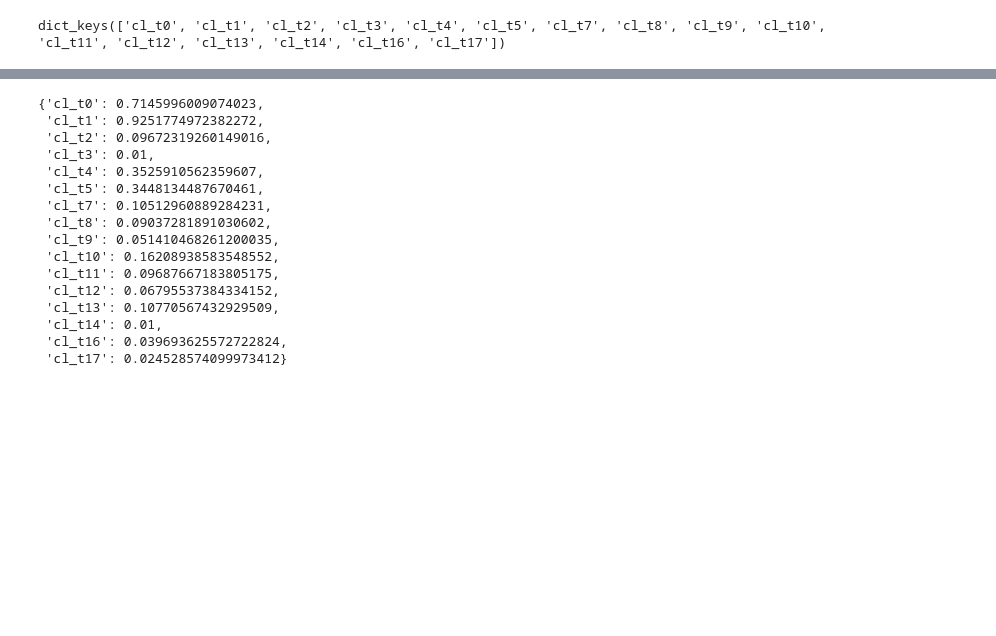
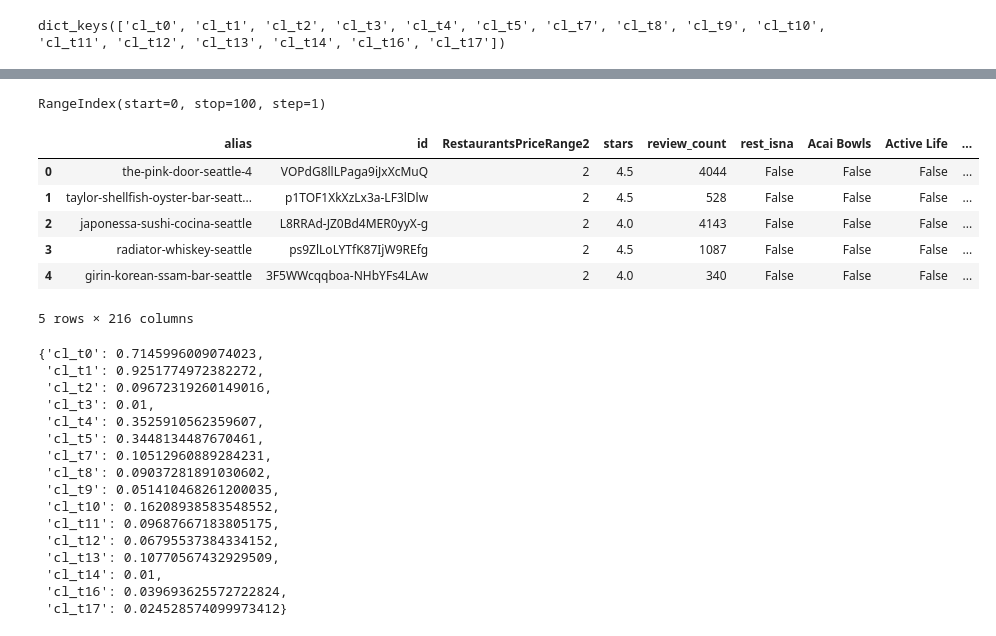
Before and after one commit to Myau5x/anti-recommender, a Jupyter notebook: yelp_rest_clustering.ipynb, the cells around one changed output, grey strips where cells are left out. Drawn from its saved outputs; the diff is of its cells as text; code cells hidden in the pictures; blank space fills up the shorter version.

```diff
--- a/yelp_rest_clustering.ipynb
+++ b/yelp_rest_clustering.ipynb
@@ -298,7 +298,7 @@ d0.shape, d1.shape
 # %% [output]
 ((50, 16), (50, 16))
 # %%
-dc = pd.concat([d0,d1], axis= 0)
+dc = pd.concat([d0,d1], axis= 0, ignore_index=True)
 dc.shape
 # %% [output]
 (100, 16)
@@ -352,3 +352,17 @@ NameError: name 'thres_35_rf' is not defined
+# %%
+x.index
+# %% [output]
+RangeIndex(start=0, stop=100, step=1)
+# %%
+x.head()
+# %% [output]
+|  | alias | id | RestaurantsPriceRange2 | stars | review_count | rest_isna | Acai Bowls | Active Life | ... |
+| 0 | the-pink-door-seattle-4 | VOPdG8llLPaga9iJxXcMuQ | 2 | 4.5 | 4044 | False | False | False | ... |
+| 1 | taylor-shellfish-oyster-bar-seatt... | p1TOF1XkXzLx3a-LF3lDlw | 2 | 4.5 | 528 | False | False | False | ... |
+| 2 | japonessa-sushi-cocina-seattle | L8RRAd-JZ0Bd4MER0yyX-g | 2 | 4.0 | 4143 | False | False | False | ... |
+| 3 | radiator-whiskey-seattle | ps9ZlLoLYTfK87IjW9REfg | 2 | 4.5 | 1087 | False | False | False | ... |
+| 4 | girin-korean-ssam-bar-seattle | 3F5WWcqqboa-NHbYFs4LAw | 2 | 4.0 | 340 | False | False | False | ... |
+5 rows × 216 columns
 # %%
 pr0 = clust_model_rf['cl_t0'].predict_proba(x[colPred_pr])[:,1]
 # %%
```
Also changed, not shown: parts of 10 cells of this notebook.
